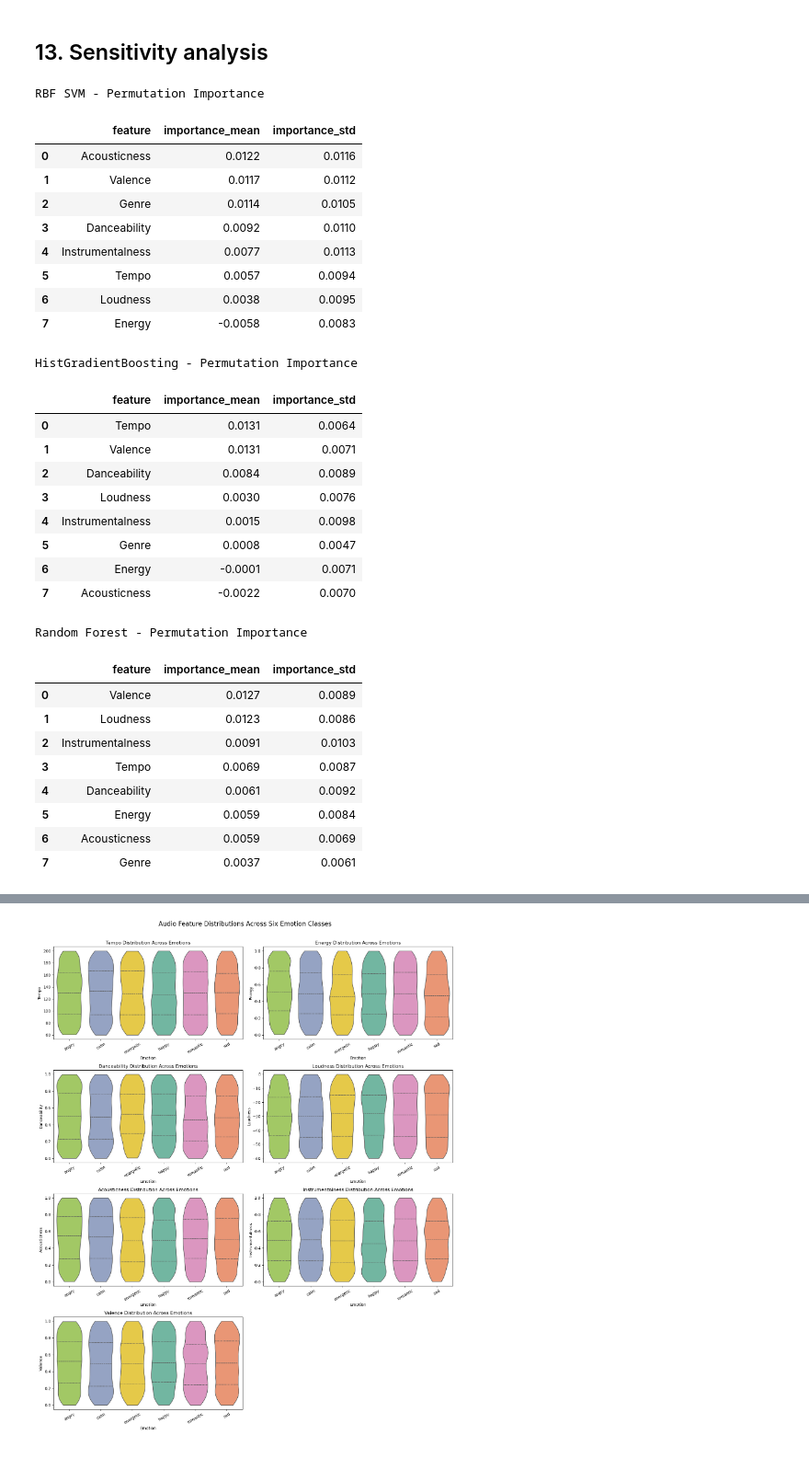
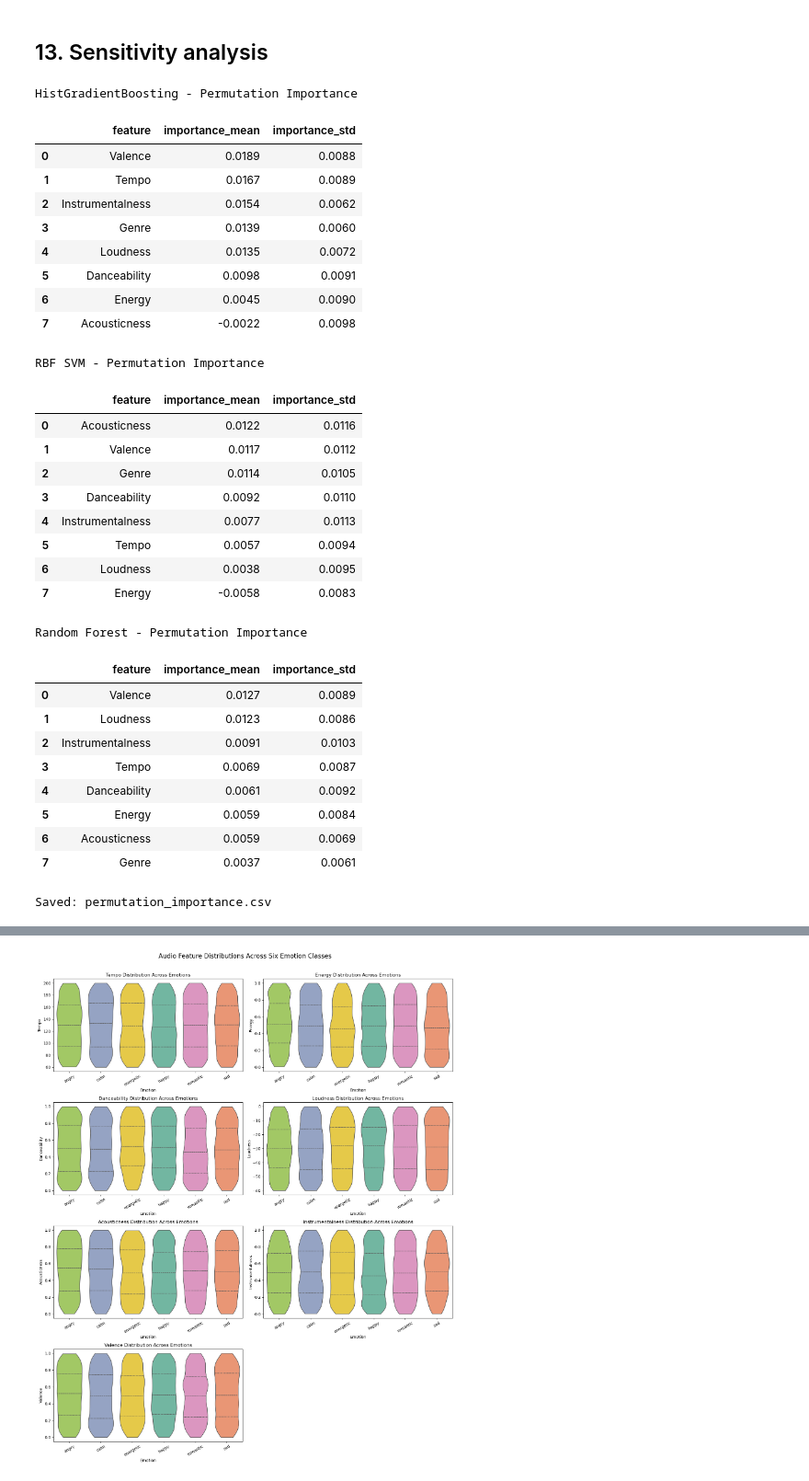
Before and after one commit to justinseeuoit/machine-learning-course-project, a Jupyter notebook: notebooks/3.0-experiments.ipynb, the cells around one changed output, grey strips where cells are left out. Shown at 92% size. Cells and saved outputs as stored; diff of their text form; code cells hidden in the pictures.

```diff
--- a/notebooks/3.0-experiments.ipynb
+++ b/notebooks/3.0-experiments.ipynb
@@ -900,21 +892,27 @@ Random Forest - Classification Report
 # %%
-
 misclassification_results = {}
+all_misclassification_pairs = []
 
 for finalist in FINALISTS:
-
     results = pd.DataFrame({"actual": y_test.to_numpy(), "predicted": test_predictions[finalist]})
 
     errors = results[results["actual"] != results["predicted"]]
-
     pair_counts = (errors.groupby(["actual", "predicted"]).size().reset_index(name="count").sort_values("count", ascending=False).reset_index(drop=True))
 
     misclassification_results[finalist] = pair_counts
 
-    filename = (finalist.lower().replace(" ", "_")+ "_misclassification_pairs.csv")
+    pair_counts_export = pair_counts.copy()
+    pair_counts_export.insert(0, "model", finalist)
 
-    pair_counts.to_csv(REPORTS_DIR / filename,index=False)
+    all_misclassification_pairs.append(pair_counts_export)
 
+misclassification_summary = pd.concat(all_misclassification_pairs,ignore_index=True)
+
+misclassification_summary.to_csv(REPORTS_DIR / "misclassification_pairs.csv", index=False)
+
+for finalist, pair_counts in misclassification_results.items():
     print(f"\n{finalist} - Most Common Misclassifications")
     display(pair_counts.head(10))
+
+print("Saved: misclassification_pairs.csv")
 # %% [output]
@@ -991,45 +990,49 @@ Our results seem to point to our methods being insufficient for accurately class
 ## 13. Sensitivity analysis
 # %%
 permutation_results = {}
+all_permutation_results = []
 
 for finalist in FINALISTS:
-
     estimator = validation_fitted_models[finalist]
-
     importance = permutation_importance(estimator, X_val, y_val, scoring="f1_macro", n_repeats=30, random_state=SEED, n_jobs=-1)
 
-    importance_df = pd.DataFrame({
-        "feature": X_val.columns,
-        "importance_mean": importance.importances_mean,
-        "importance_std": importance.importances_std}).sort_values("importance_mean",ascending=False).reset_index(drop=True)
+    importance_df = pd.DataFrame({"feature": X_val.columns, "importance_mean": importance.importances_mean, "importance_std": importance.importances_std
+    }).sort_values("importance_mean", ascending=False).reset_index(drop=True)
 
     permutation_results[finalist] = importance_df
+    importance_export = importance_df.copy()
+    importance_export.insert(0, "model", finalist)
+    all_permutation_results.append(importance_export)
 
-    importance_df.to_csv(REPORTS_DIR /f"{finalist.lower().replace(' ', '_')}_permutation_importance.csv",index=False)
+permutation_summary = pd.concat(all_permutation_results, ignore_index=True)
+permutation_summary.to_csv(REPORTS_DIR / "permutation_importance.csv", index=False)
 
+for finalist, importance_df in permutation_results.items():
     print(f"\n{finalist} - Permutation Importance")
     display(importance_df.round(4))
+
+print("Saved: permutation_importance.csv")
 # %% [output]
-RBF SVM - Permutation Importance
+HistGradientBoosting - Permutation Importance
 |  | feature | importance_mean | importance_std |
-| 0 | Acousticness | 0.0122 | 0.0116 |
-| 1 | Valence | 0.0117 | 0.0112 |
-| 2 | Genre | 0.0114 | 0.0105 |
-| 3 | Danceability | 0.0092 | 0.0110 |
-| 4 | Instrumentalness | 0.0077 | 0.0113 |
-| 5 | Tempo | 0.0057 | 0.0094 |
-| 6 | Loudness | 0.0038 | 0.0095 |
-| 7 | Energy | -0.0058 | 0.0083 |
+| 0 | Valence | 0.0189 | 0.0088 |
+| 1 | Tempo | 0.0167 | 0.0089 |
+| 2 | Instrumentalness | 0.0154 | 0.0062 |
+| 3 | Genre | 0.0139 | 0.0060 |
+| 4 | Loudness | 0.0135 | 0.0072 |
+| 5 | Danceability | 0.0098 | 0.0091 |
+| 6 | Energy | 0.0045 | 0.0090 |
+| 7 | Acousticness | -0.0022 | 0.0098 |
-HistGradientBoosting - Permutation Importance
+RBF SVM - Permutation Importance
 |  | feature | importance_mean | importance_std |
-| 0 | Tempo | 0.0131 | 0.0064 |
-| 1 | Valence | 0.0131 | 0.0071 |
-| 2 | Danceability | 0.0084 | 0.0089 |
-| 3 | Loudness | 0.0030 | 0.0076 |
-| 4 | Instrumentalness | 0.0015 | 0.0098 |
-| 5 | Genre | 0.0008 | 0.0047 |
-| 6 | Energy | -0.0001 | 0.0071 |
-| 7 | Acousticness | -0.0022 | 0.0070 |
+| 0 | Acousticness | 0.0122 | 0.0116 |
+| 1 | Valence | 0.0117 | 0.0112 |
+| 2 | Genre | 0.0114 | 0.0105 |
+| 3 | Danceability | 0.0092 | 0.0110 |
+| 4 | Instrumentalness | 0.0077 | 0.0113 |
+| 5 | Tempo | 0.0057 | 0.0094 |
+| 6 | Loudness | 0.0038 | 0.0095 |
+| 7 | Energy | -0.0058 | 0.0083 |
 Random Forest - Permutation Importance
 |  | feature | importance_mean | importance_std |
 | 0 | Valence | 0.0127 | 0.0089 |
@@ -1040,4 +1043,5 @@ Random Forest - Permutation Importance
 | 5 | Energy | 0.0059 | 0.0084 |
 | 6 | Acousticness | 0.0059 | 0.0069 |
 | 7 | Genre | 0.0037 | 0.0061 |
+Saved: permutation_importance.csv
 # %%
```
Also changed, not shown: parts of 11 cells of this notebook, 12 other files.
